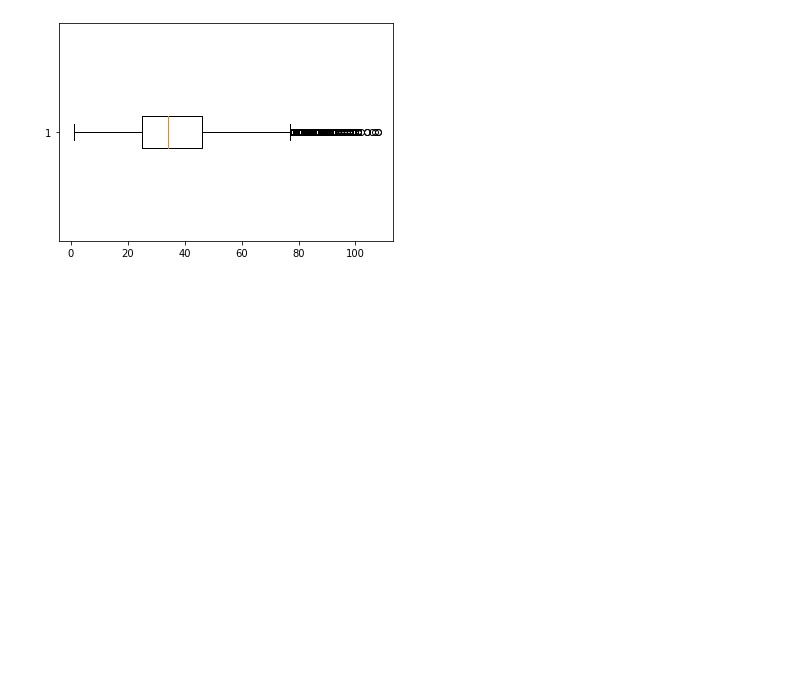
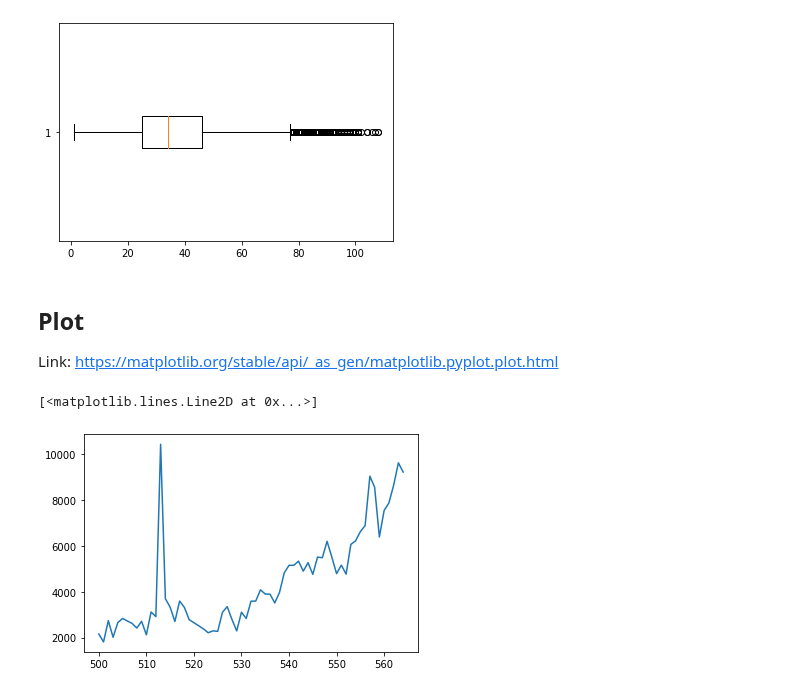
Before and after one commit to Peckkie/DPDM2021, a Jupyter notebook: Data102(Chapter2).ipynb, the cells around one changed output. Drawn from its saved outputs; the diff is of its cells as text; code cells hidden in the pictures; blank space fills up the shorter version.

```diff
--- a/Data102(Chapter2).ipynb
+++ b/Data102(Chapter2).ipynb
@@ -524,3 +524,11 @@ box_vals(bxp_output, vert = False)
 # %% [output]
 (25.0, 34.0, 46.0, 21.0)
 [figure]
+# %% [markdown]
+## Plot
+Link: https://matplotlib.org/stable/api/_as_gen/matplotlib.pyplot.plot.html
+# %%
+plt.plot(data.iloc[500:-7,1]) # เป็น ข้อมูลชนิดตร.เลยมี index เวลา plot มันเลย setting x ให้
+# %% [output]
+[<matplotlib.lines.Line2D at 0x...>]
+[figure, added]
```
Also changed, not shown: parts of 14 cells of this notebook.
